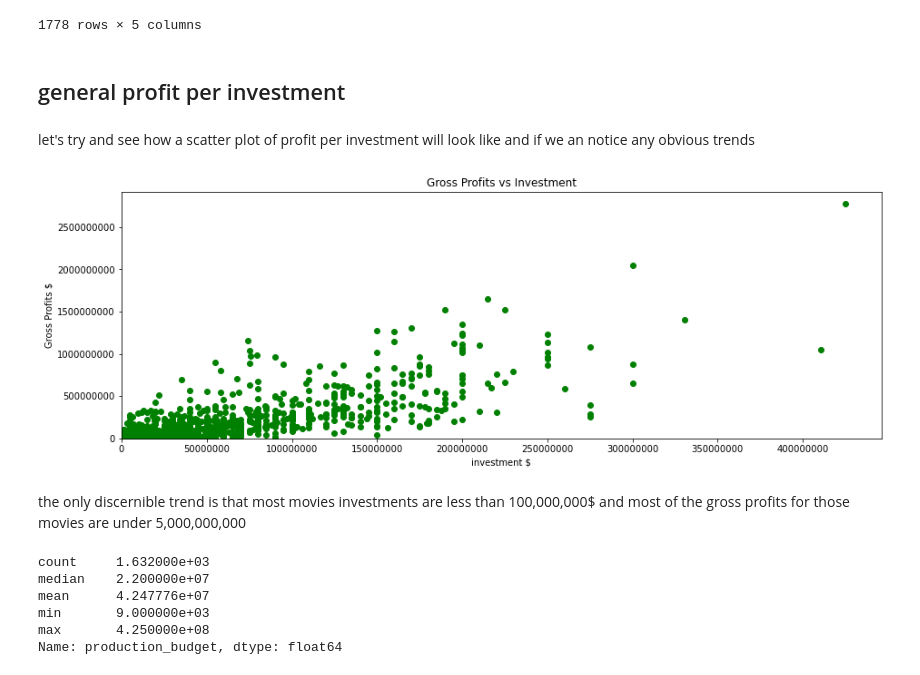
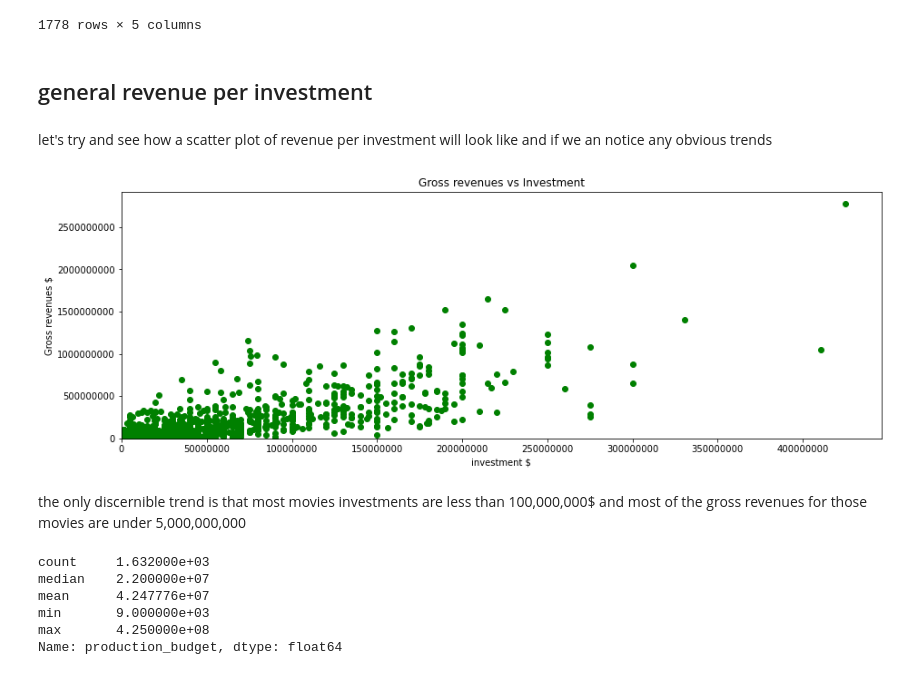
Before and after one commit to guymu15/dsc-phase-1-project-v2-3, a Jupyter notebook: Movie_Performance_Analysis.ipynb, the cells around one changed output. Saved outputs shown, nothing was run; the diff lists cells and outputs as text; code cells hidden in the pictures.

```diff
--- a/Movie_Performance_Analysis.ipynb
+++ b/Movie_Performance_Analysis.ipynb
@@ -187,27 +186,27 @@ cleared_data
 cleared_data.drop(
     cleared_data.loc[cleared_data['worldwide_gross']==0].index, inplace=True)
 # %% [markdown]
-## general profit per investment
+## general revenue per investment
 # %% [markdown]
-let's try and see how a scatter plot of profit per investment will look like and if we  an notice any
+let's try and see how a scatter plot of revenue per investment will look like and if we  an notice any
 obvious trends
 # %%
 fig1, ax1 = plt.subplots(figsize=(15,5))
 ax1.scatter(
     cleared_data["production_budget"],
     cleared_data["worldwide_gross"], color="green");
 ax1.ticklabel_format(style='plain')
 ax1.set_ylim(ymin=0)
 ax1.set_xlim(xmin=0)
-ax1.set_title("Gross Profits vs Investment")
+ax1.set_title("Gross revenues vs Investment")
 ax1.set_xlabel("investment $")
-ax1.set_ylabel("Gross Profits $");
-plt.savefig("graphs\Gross Profits vs Investment.png",
+ax1.set_ylabel("Gross revenues $");
+plt.savefig("graphs\Gross_revenues_vs_Investment.png",
             bbox_inches='tight', dpi=600)
 # %% [output]
-[figure, old version]
+[figure, new version]
 # %% [markdown]
-the only discernible trend is that most movies investments are less than 100,000,000$ and most of the gross profits for those movies are under 5,000,000,000
+the only discernible trend is that most movies investments are less than 100,000,000$ and most of the gross revenues for those movies are under 5,000,000,000
 # %%
 cleared_data["production_budget"].agg(['count', 'median', 'mean','min','max'])
 # %% [output]
```
Also changed, not shown: parts of 18 cells of this notebook, 3 other files.
